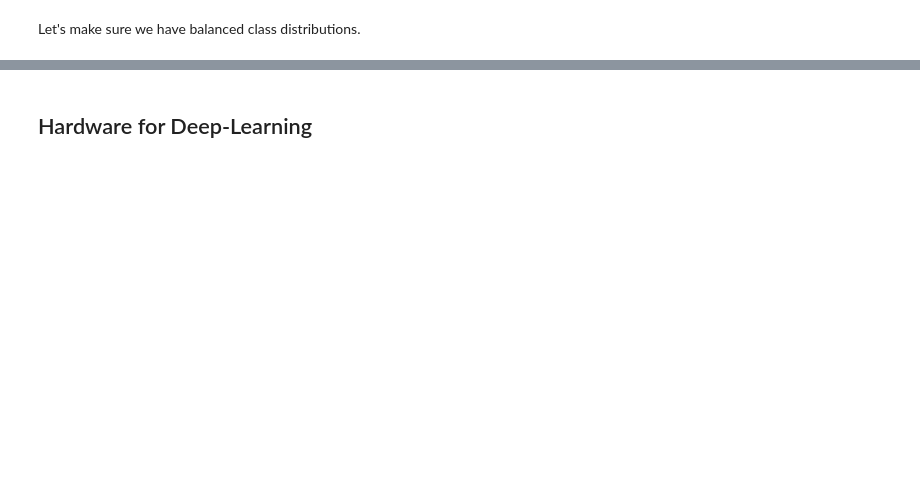
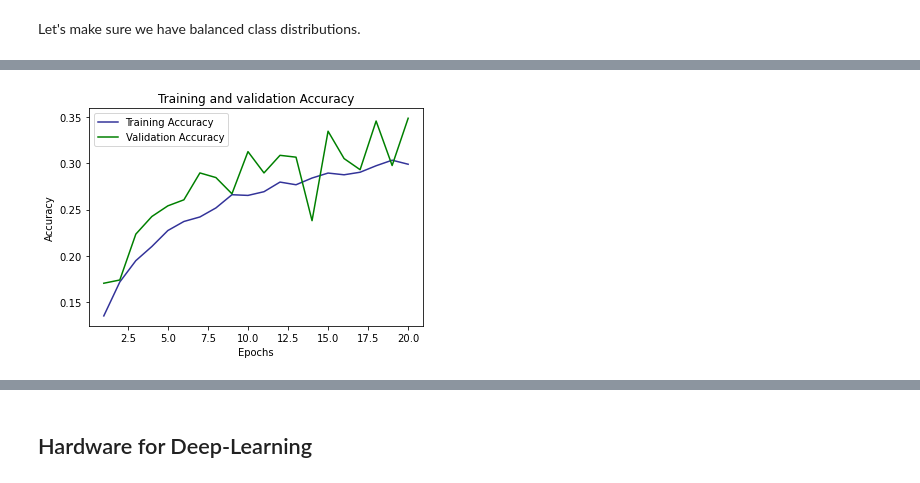
Before and after one commit to dlab-berkeley/Python-Deep-Learning-Legacy, a Jupyter notebook: lessons/02-Convolutional-Neural-Networks.ipynb, the cells around one changed output, grey strips where cells are left out. Saved outputs shown, nothing was run; the diff lists cells and outputs as text; code cells hidden in the pictures; blank space fills up the shorter version.

```diff
--- a/lessons/02-Convolutional-Neural-Networks.ipynb
+++ b/lessons/02-Convolutional-Neural-Networks.ipynb
@@ -276,0 +314,2 @@ vanilla_neural_network.add(layers.Dense())
+# %%
+INPUT_SHAPE_ONE_DIM = x_train.shape[1]*x_train.shape[2]*x_train.shape[3]
@@ -276,0 +337,23 @@ vanilla_neural_network.add(layers.Dense())
+# %%
+def transform_train_model(transformation_func, model, x_train, y_train, x_val, y_val, epochs = 20, batch_size = 128):
+    """
+    Takes a transformation function, a compiled model, data, and optional fitting arguments.
+
+    Returns the model object
+    """
+
+    # Transforms the data
+    x_train_trans, y_train_trans, x_val_trans, y_val_trans = transformation_func(x_train, y_train, x_val, y_val)
+
+    # Trains the model
+    trained_model = model.fit(x_train_trans,
+                              y_train_trans,
+                              epochs=epochs,
+                              batch_size=batch_size,
+                              validation_data=(x_val_trans, y_val_trans))
+
+    return trained_model
+# %%
+vanilla_history = transform_train_model(transform_data_onedim,
+                                        vanilla_nn,
+                                        x_train, y_train, x_val, y_val)
@@ -276,0 +379,16 @@ vanilla_neural_network.add(layers.Dense())
+# %%
+def plot_epoch_accuracy(history_dict):
+    """
+    Plots the training and validation accuracy of a neural network.
+    """
+
+    acc = history_dict['accuracy']
+    val_acc = history_dict['val_accuracy']
+    epochs = range(1, len(acc) + 1)
+    plt.plot(epochs, acc, color = 'navy', alpha = 0.8, label='Training Accuracy')
+    plt.plot(epochs, val_acc, color = 'green', label='Validation Accuracy')
+    plt.title('Training and validation Accuracy')
+    plt.xlabel('Epochs')
+    plt.ylabel('Accuracy')
+    plt.legend()
+    return plt.show()
@@ -276,0 +427,4 @@ vanilla_neural_network.add(layers.Dense())
+# %%
+plot_epoch_accuracy(vanilla_history.history)
+# %% [output]
+[figure, added]
```
Also changed, not shown: parts of 58 cells of this notebook.
